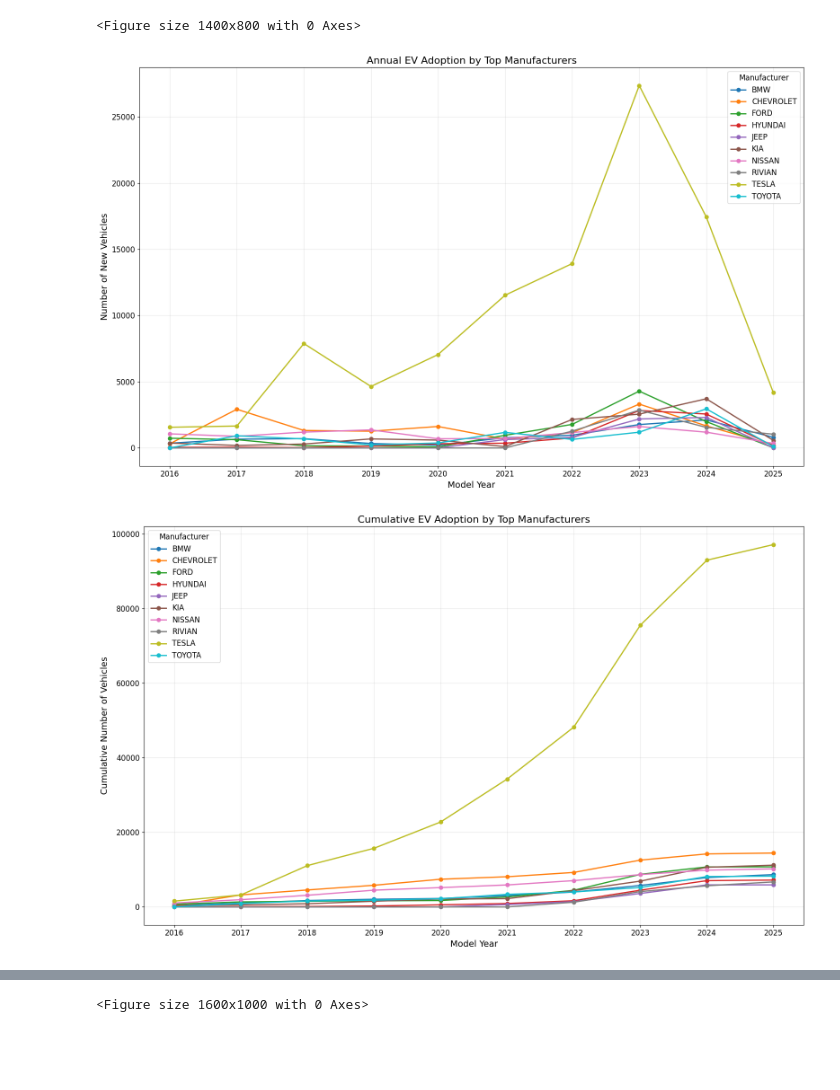
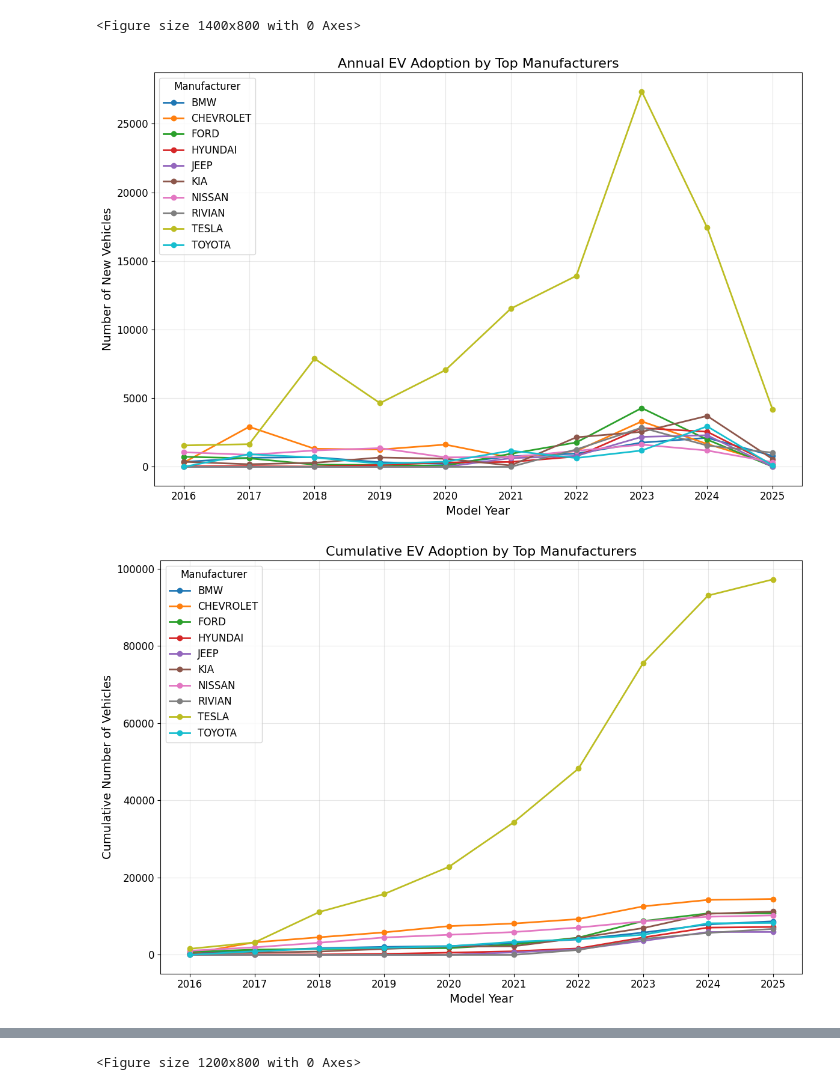
Before and after one commit to mehrahmad9033/DataScience, a Jupyter notebook: Assginment1_AnalyticalMath.ipynb, the cells around one changed output, grey strips where cells are left out. Cells and saved outputs as stored; diff of their text form; code cells hidden in the pictures; blank space fills up the shorter version.

```diff
--- a/Assginment1_AnalyticalMath.ipynb
+++ b/Assginment1_AnalyticalMath.ipynb
@@ -319,7 +641,7 @@ adoption_pivot = top_recent_adoption.pivot(index='Model Year', columns='Make', v
 cumulative_adoption = adoption_pivot.cumsum()
 
 #Year by year trend
-plt.figure(figsize=(16, 10))
+plt.figure(figsize=(12, 8))
 for make in adoption_pivot.columns:
     plt.plot(adoption_pivot.index, adoption_pivot[make], marker='o', linewidth=2, label=make)
 
@@ -333,38 +655,38 @@ plt.tight_layout()
 plt.show()
 
 # 2. Cumulative Adoption
-plt.figure(figsize=(16, 10))
+plt.figure(figsize=(12, 8))
 for make in cumulative_adoption.columns:
     plt.plot(cumulative_adoption.index, cumulative_adoption[make], marker='o', linewidth=2, label=make)
 
 plt.title('Cumulative EV Adoption by Top Manufacturers', fontsize=16)
 plt.xlabel('Model Year', fontsize=14)
 plt.ylabel('Cumulative Number of Vehicles', fontsize=14)
 plt.legend(fontsize=12, title='Manufacturer')
 plt.grid(True, alpha=0.3)
 plt.xticks(cumulative_adoption.index)
 plt.tight_layout()
 plt.show()
 
 
 fig = px.area(adoption_pivot.reset_index().melt(id_vars='Model Year', var_name='Make', value_name='Count'),
              x='Model Year', y='Count', color='Make',
              title='EV Adoption Trends by Top Manufacturers',
              labels={'Count': 'Number of Vehicles', 'Model Year': 'Year'})
 fig.show()
 
 
 market_share = adoption_pivot.div(adoption_pivot.sum(axis=1), axis=0) * 100
 
-plt.figure(figsize=(16, 10))
+plt.figure(figsize=(12, 8))
 market_share.plot(kind='area', stacked=True, colormap='viridis', alpha=0.8)
 plt.title('EV Market Share Evolution by Manufacturer', fontsize=16)
 plt.xlabel('Model Year', fontsize=14)
 plt.ylabel('Market Share (%)', fontsize=14)
 plt.legend(fontsize=12, title='Manufacturer', bbox_to_anchor=(1.05, 1), loc='upper left')
 plt.grid(True, alpha=0.3)
 plt.tight_layout()
 plt.show()
 # %% [output]
-[figure, old version]
+[figure, new version]
-[figure, old version]
+[figure, new version]
@@ -371 +694 @@ plt.show()
-<Figure size 1600x1000 with 0 Axes>
+<Figure size 1200x800 with 0 Axes>
```
Also changed, not shown: parts of 16 cells of this notebook.
